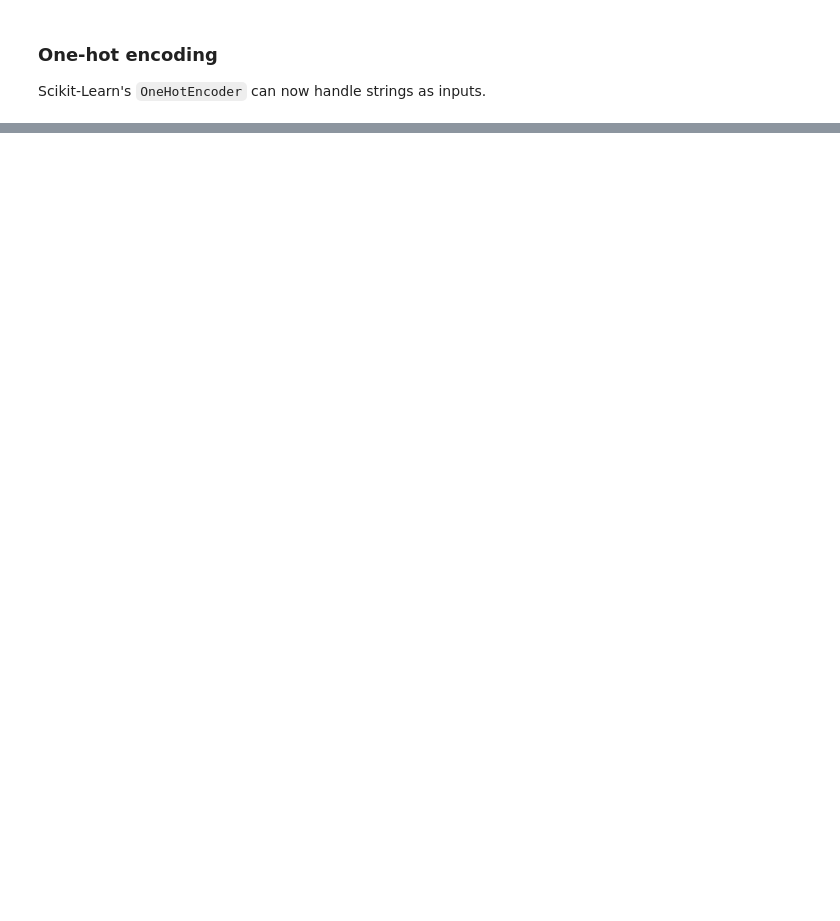
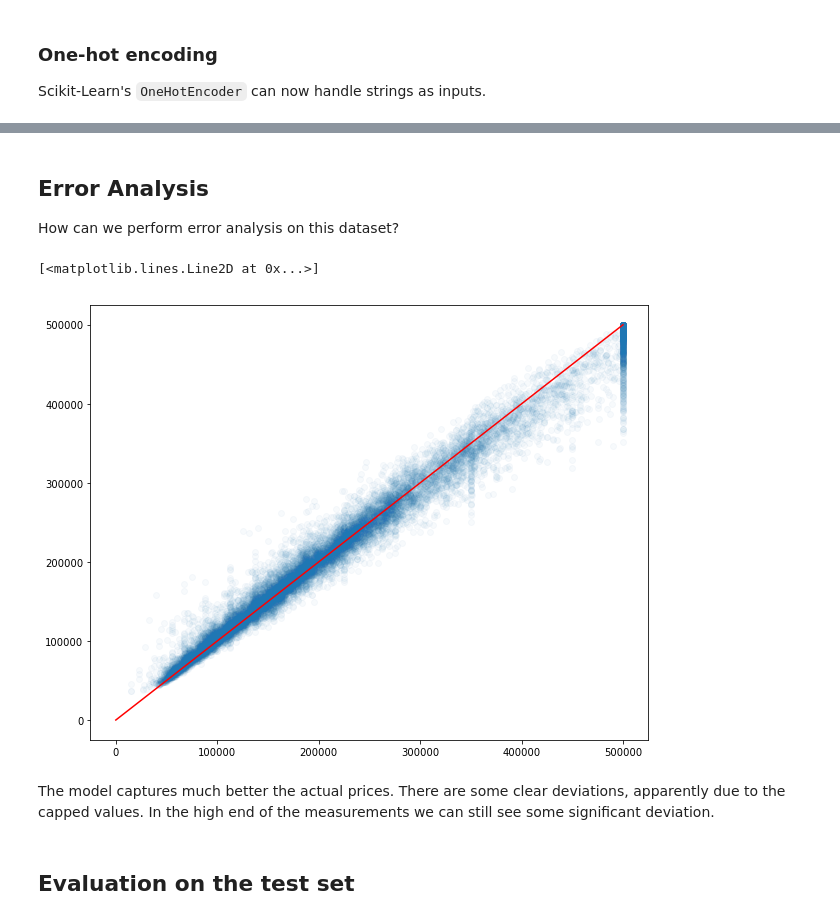
Before and after one commit to fudp/handsonml, a Jupyter notebook: chapter2.ipynb, the cells around one changed output, grey strips where cells are left out. Saved outputs shown, nothing was run; the diff lists cells and outputs as text; code cells hidden in the pictures; blank space fills up the shorter version.

```diff
--- a/chapter2.ipynb
+++ b/chapter2.ipynb
@@ -198,0 +444,6 @@ ohe.categories_
+# %%
+from sklearn.ensemble import RandomForestRegressor
+
+forest_reg = RandomForestRegressor(n_estimators=7)
+forest_scores = cross_val_score(forest_reg, housing_prepared, housing_labels, n_jobs=4,
+                               scoring='neg_mean_squared_error', cv=10)
@@ -198,0 +473,11 @@ ohe.categories_
+# %%
+from sklearn.model_selection import GridSearchCV
+
+param_grid = [
+    {'n_estimators': [30, 50, 100], 'max_features': [8, 10, 12, 15]}
+  ]
+
+grid_search = GridSearchCV(forest_reg, param_grid, scoring='neg_mean_squared_error',
+                           n_jobs=4, cv=5, return_train_score=True)
+
+grid_search.fit(housing_prepared, housing_labels)
@@ -198,0 +563,17 @@ ohe.categories_
+# %% [markdown]
+## Error Analysis
+
+How can we perform error analysis on this dataset?
+# %%
+line_data = np.arange(0, 500_000, 100)
+y_hat = grid_search.best_estimator_.predict(housing_prepared)
+plt.figure(figsize=(10, 8))
+plt.scatter(x=housing_labels, y=y_hat, alpha=0.03)
+plt.plot(line_data, line_data, c='red')
+# %% [output]
+[<matplotlib.lines.Line2D at 0x...>]
+[figure, added]
+# %% [markdown]
+The model captures much better the actual prices. There are some clear deviations, apparently due to the capped values. In the high end of the measurements we can still see some significant deviation.
+# %% [markdown]
+## Evaluation on the test set
```
Also changed, not shown: parts of 65 cells of this notebook, 1 other file.
